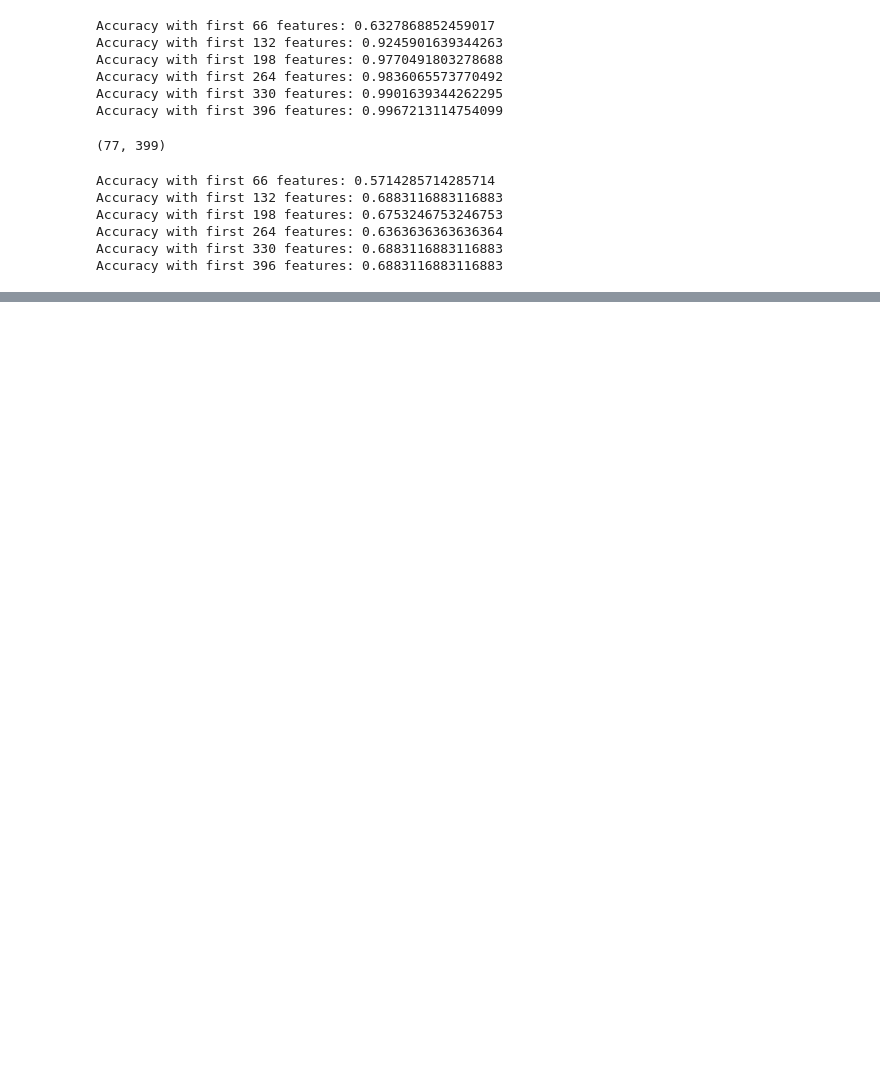
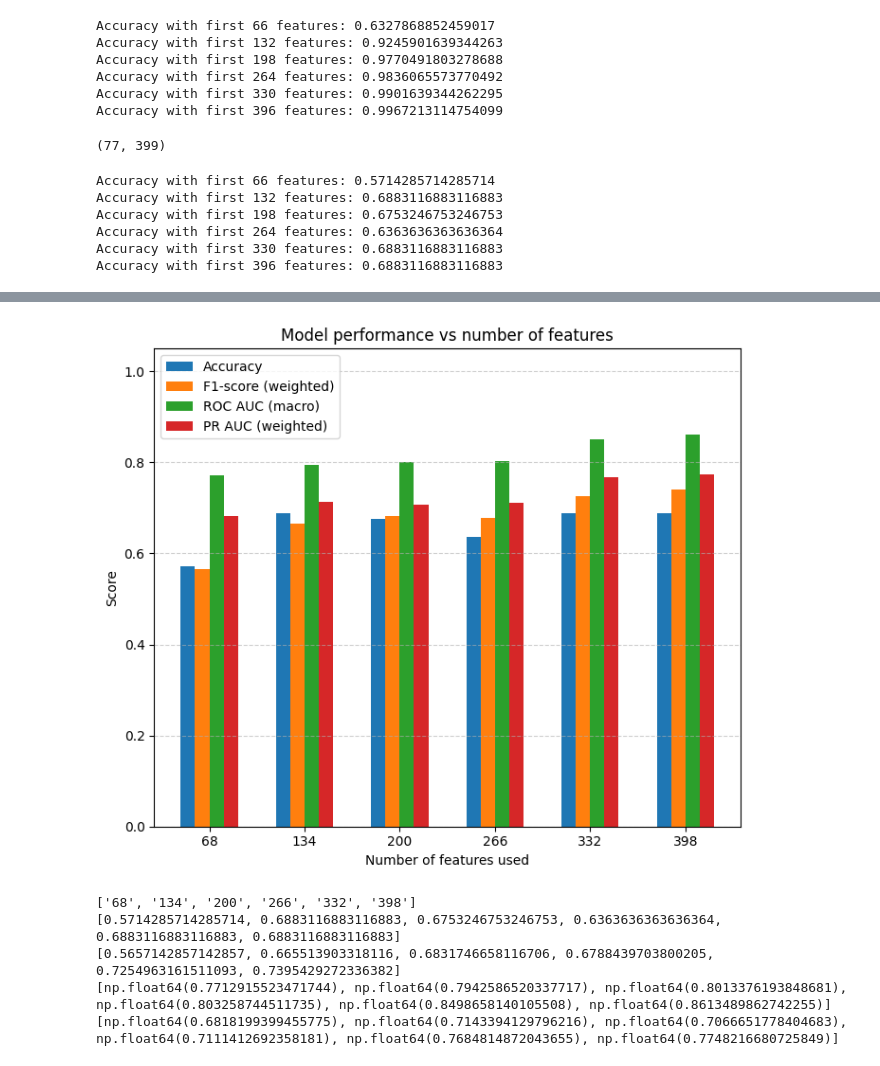
Before and after one commit to aabha25/nexus, a Jupyter notebook: XGBOOST_Final50.ipynb, the cells around one changed output, grey strips where cells are left out. Drawn from its saved outputs; the diff is of its cells as text; code cells hidden in the pictures; blank space fills up the shorter version.

```diff
--- a/XGBOOST_Final50.ipynb
+++ b/XGBOOST_Final50.ipynb
@@ -249,7 +249,14 @@ import numpy as np
 
 Xt = dftest.iloc[:, :398].replace(-1, np.nan).values
 yt = dftest.iloc[:, 398]
-
+sum=0
+sum2=0
+sum3=0
+sum4=0
+acc_list=[]
+pr_list=[]
+roc_list=[]
+f1_list=[]
 n_classes = len(np.unique(yt))  # should be 3 in your case
 
 # Binarize labels for ROC/PR (one-vs-rest)
@@ -274,13 +281,19 @@ for i in range(1, 7):
     roc_auc = roc_auc_score(yt_bin, preds_proba, average='macro', multi_class='ovr')
 
     # PR AUC (macro average)
-    pr_auc = average_precision_score(yt_bin, preds_proba, average='macro')
-
+    pr_auc = average_precision_score(yt_bin, preds_proba, average='weighted')
+    acc_list.append(acc)
+    roc_list.append(roc_auc)
+    pr_list.append(pr_auc)
     print(f"With first {66*i} features:")
     print(f"  Accuracy: {acc:.3f}")
     print(f"  F1-score (macro): {f1:.3f}")
     print(f"  ROC AUC (macro): {roc_auc:.3f}")
     print(f"  PR AUC (macro): {pr_auc:.3f}\n")
+
+print("accuracy ",sum/6)
+print("roc ",sum2/6)
+print("pr ",sum3/6)
 # %% [output]
 With first 66 features:
   Accuracy: 0.571
@@ -301,0 +396,40 @@ With first 132 features:
+# %%
+import matplotlib.pyplot as plt
+import numpy as np
+features_used = ["68", "134", "200", "266", "332", "398"]
+
+# Convert to numpy for easier plotting
+features = np.array(features_used)
+x = np.arange(len(features))  # x positions for groups
+
+# Width of each bar
+bar_width = 0.15
+
+plt.figure(figsize=(7,6))
+plt.bar(x - 1.5*bar_width, acc_list, width=bar_width, label="Accuracy")
+plt.bar(x - 0.5*bar_width, f1_list, width=bar_width, label="F1-score (weighted)")
+plt.bar(x + 0.5*bar_width, roc_list, width=bar_width, label="ROC AUC (macro)")
+plt.bar(x + 1.5*bar_width, pr_list, width=bar_width, label="PR AUC (weighted)")
+
+plt.xticks(x, features)
+plt.xlabel("Number of features used")
+plt.ylabel("Score")
+plt.title("Model performance vs number of features")
+plt.ylim(0, 1.05)   # since metrics are between 0 and 1
+plt.legend()
+plt.grid(True, linestyle="--", alpha=0.6, axis="y")
+plt.tight_layout()
+plt.show()
+
+print(features_used)
+print(acc_list)
+print(f1_list)
+print(roc_list)
+print(pr_list)
+# %% [output]
+[figure, added]
+['68', '134', '200', '266', '332', '398']
+[0.5714285714285714, 0.6883116883116883, 0.6753246753246753, 0.6363636363636364, 0.6883116883116883, 0.6883116883116883]
+[0.5657142857142857, 0.665513903318116, 0.6831746658116706, 0.6788439703800205, 0.7254963161511093, 0.7395429272336382]
+[np.float64(0.7712915523471744), np.float64(0.7942586520337717), np.float64(0.8013376193848681), np.float64(0.803258744511735), np.float64(0.8498658140105508), np.float64(0.8613489862742255)]
+[np.float64(0.6818199399455775), np.float64(0.7143394129796216), np.float64(0.7066651778404683), np.float64(0.7111412692358181), np.float64(0.7684814872043655), np.float64(0.7748216680725849)]
```
Also changed, not shown: parts of 3 cells of this notebook.
